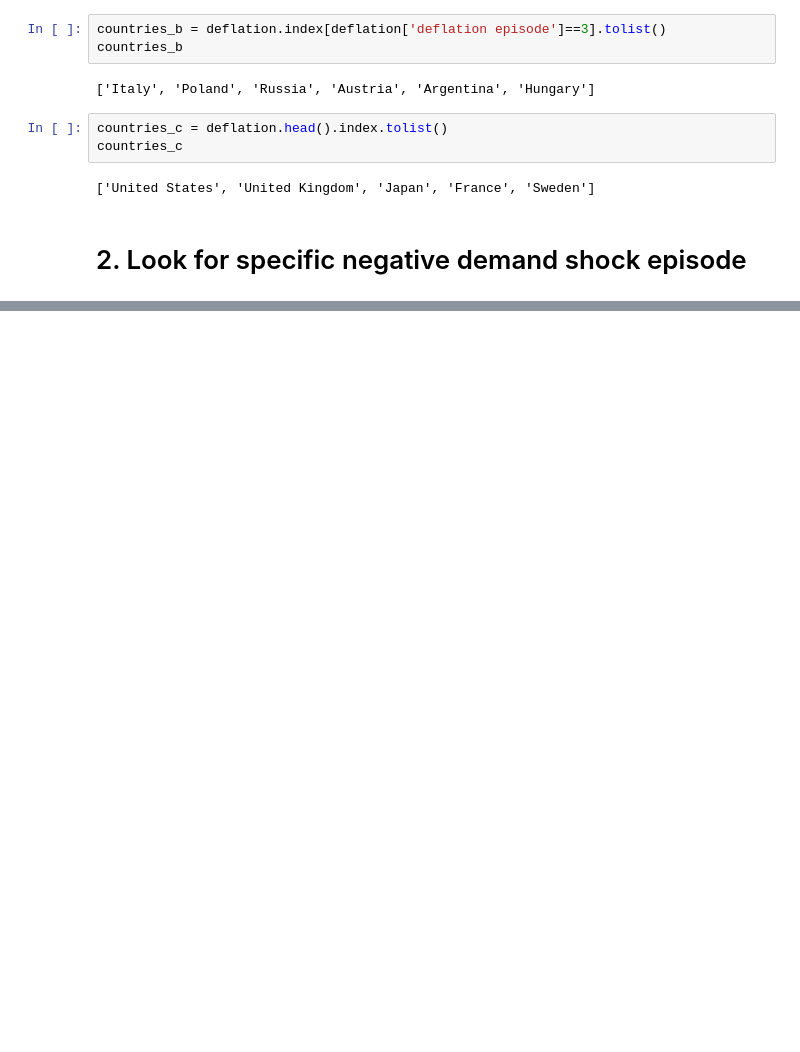
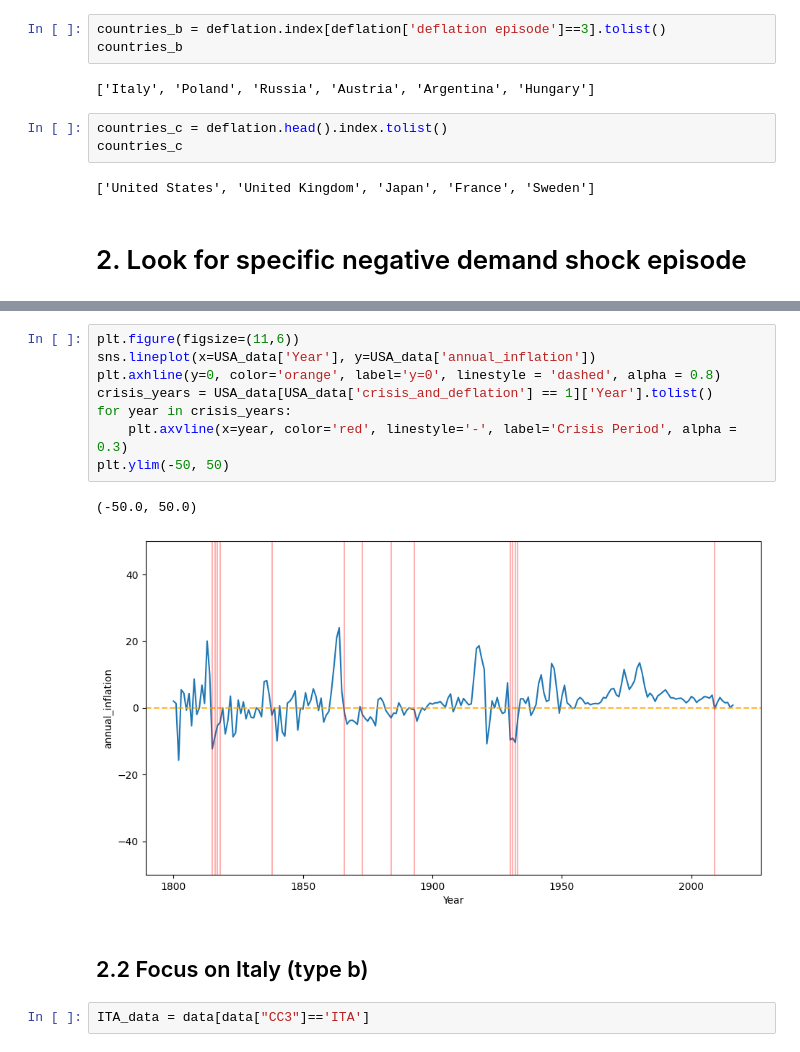
Before and after one commit to blengereau/Depression-and-recovery, a Jupyter notebook: code/financial_crisis_by_country.ipynb, the cells around one changed output, grey strips where cells are left out. Saved outputs shown, nothing was run; the diff lists cells and outputs as text; blank space fills up the shorter version.

Commit message:
Analysis per country of deflation shock

```diff
--- a/code/financial_crisis_by_country.ipynb
+++ b/code/financial_crisis_by_country.ipynb
@@ -172,0 +163,15 @@ USA_data
+# %%
+plt.figure(figsize=(11,6))
+sns.lineplot(x=USA_data['Year'], y=USA_data['annual_inflation'])
+plt.axhline(y=0, color='orange', label='y=0', linestyle = 'dashed', alpha = 0.8)
+crisis_years = USA_data[USA_data['crisis_and_deflation'] == 1]['Year'].tolist()
+for year in crisis_years:
+    plt.axvline(x=year, color='red', linestyle='-', label='Crisis Period', alpha = 0.3)
+plt.ylim(-50, 50)
+# %% [output]
+(-50.0, 50.0)
+[figure, added]
+# %% [markdown]
+## 2.2 Focus on Italy (type b)
+# %%
+ITA_data = data[data["CC3"]=='ITA']
```
Also changed, not shown: parts of 29 cells of this notebook.
